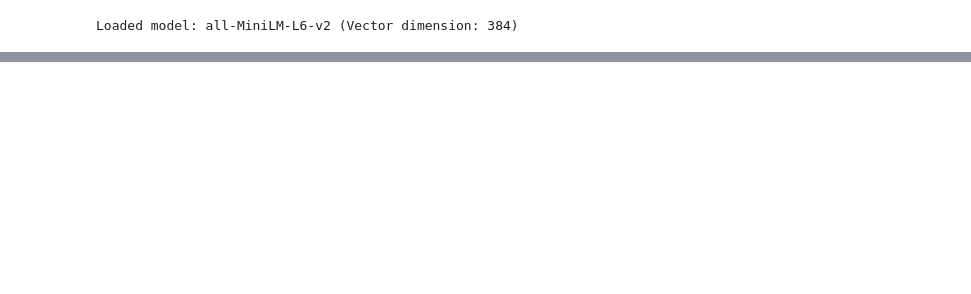
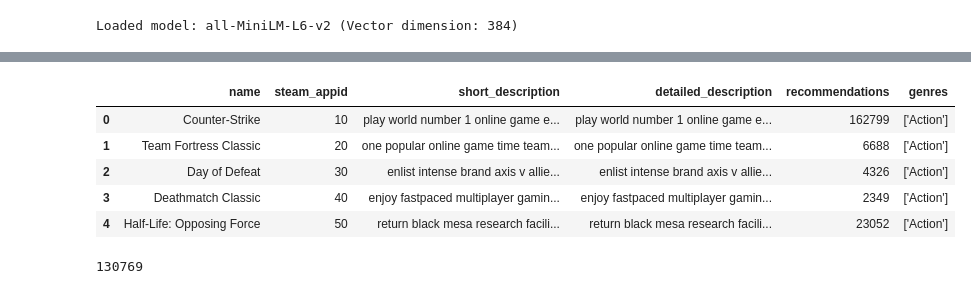
Before and after one commit to stabor705/steam-games-data-mining, a Jupyter notebook: feature_extraction.ipynb, the cells around one changed output, grey strips where cells are left out. Drawn from its saved outputs; the diff is of its cells as text; code cells hidden in the pictures; blank space fills up the shorter version.

Commit message:
moar embeddings

```diff
--- a/feature_extraction.ipynb
+++ b/feature_extraction.ipynb
@@ -117,5 +117,12 @@ Name: 1000, dtype: object
 # %%
 import pandas as pd
 
-df =pd.read_csv("steam_games_data_cleaned.csv")
-df["embedding"] = [model.encode(desc) for desc in df["detailed_description"]]
+df = pd.read_csv("steam_games_data_deep_cleaned.csv")
+df.head()
+# %% [output]
+|  | name | steam_appid | short_description | detailed_description | recommendations | genres |
+| 0 | Counter-Strike | 10 | play world number 1 online game e... | play world number 1 online game e... | 162799 | ['Action'] |
+| 1 | Team Fortress Classic | 20 | one popular online game time team... | one popular online game time team... | 6688 | ['Action'] |
+| 2 | Day of Defeat | 30 | enlist intense brand axis v allie... | enlist intense brand axis v allie... | 4326 | ['Action'] |
+| 3 | Deathmatch Classic | 40 | enjoy fastpaced multiplayer gamin... | enjoy fastpaced multiplayer gamin... | 2349 | ['Action'] |
+| 4 | Half-Life: Opposing Force | 50 | return black mesa research facili... | return black mesa research facili... | 23052 | ['Action'] |
@@ -126,0 +129,20 @@ with open("steam_games_data_with_embeddings.pkl", "wb") as fp:
+# %%
+import nltk
+from collections import Counter
+
+corpus = df["detailed_description"]
+
+def build_histogram(corpus):
+    histogram = Counter()
+    for desc in corpus:
+        tokens = nltk.word_tokenize(desc.lower())
+        for token in tokens:
+            if token.isalpha():
+                histogram[token] += 1
+
+    return histogram
+
+histogram = build_histogram(corpus)
+len(histogram)
+# %% [output]
+130769
```
Also changed, not shown: parts of 12 cells of this notebook, 9 other files.
